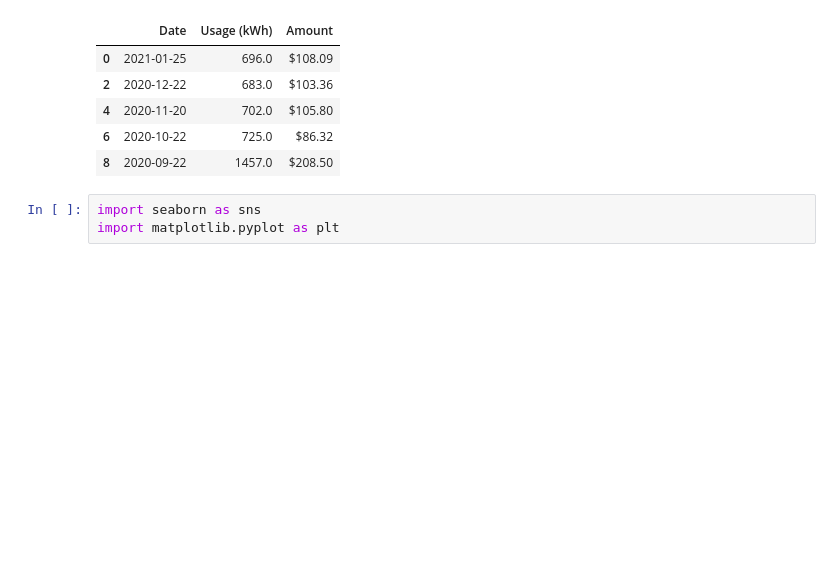
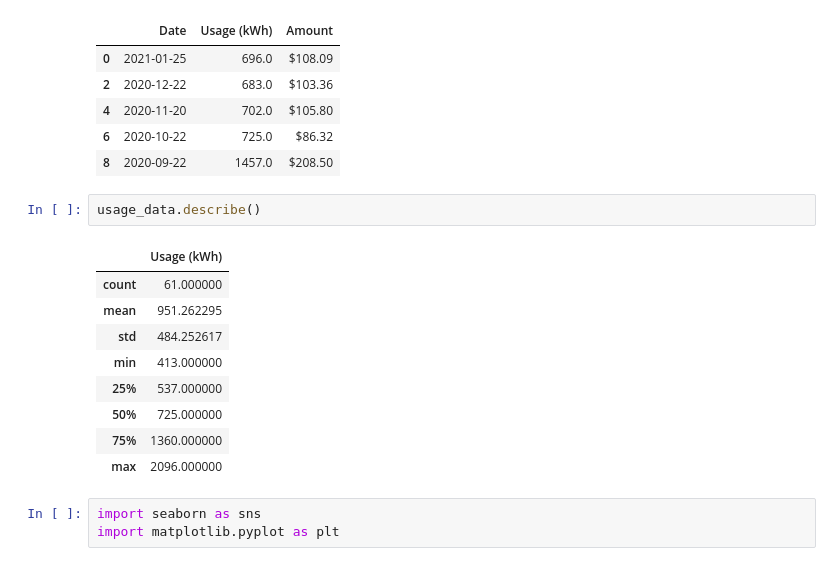
Before and after one commit to jelaiw/household-energy-analysis, a Jupyter notebook: electric.ipynb, the cells around one changed output. Cells and saved outputs as stored; diff of their text form; blank space fills up the shorter version.

Commit message:
Update with summary statistics for usage data.

```diff
--- a/electric.ipynb
+++ b/electric.ipynb
@@ -21,6 +21,18 @@ usage_data.head()
 | 4 | 2020-11-20 | 702.0 | $105.80 |
 | 6 | 2020-10-22 | 725.0 | $86.32 |
 | 8 | 2020-09-22 | 1457.0 | $208.50 |
+# %%
+usage_data.describe()
+# %% [output]
+|  | Usage (kWh) |
+| count | 61.000000 |
+| mean | 951.262295 |
+| std | 484.252617 |
+| min | 413.000000 |
+| 25% | 537.000000 |
+| 50% | 725.000000 |
+| 75% | 1360.000000 |
+| max | 2096.000000 |
 # %%
 import seaborn as sns
 import matplotlib.pyplot as plt
```
